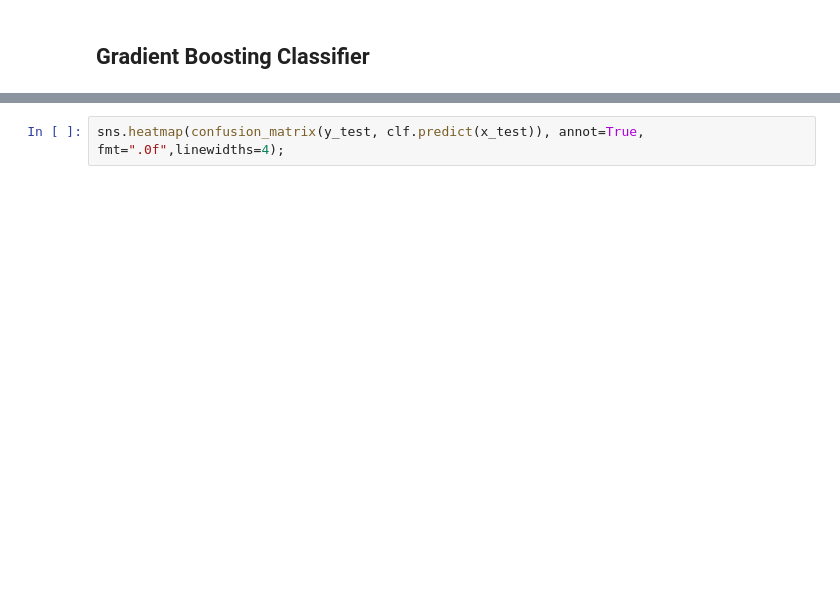
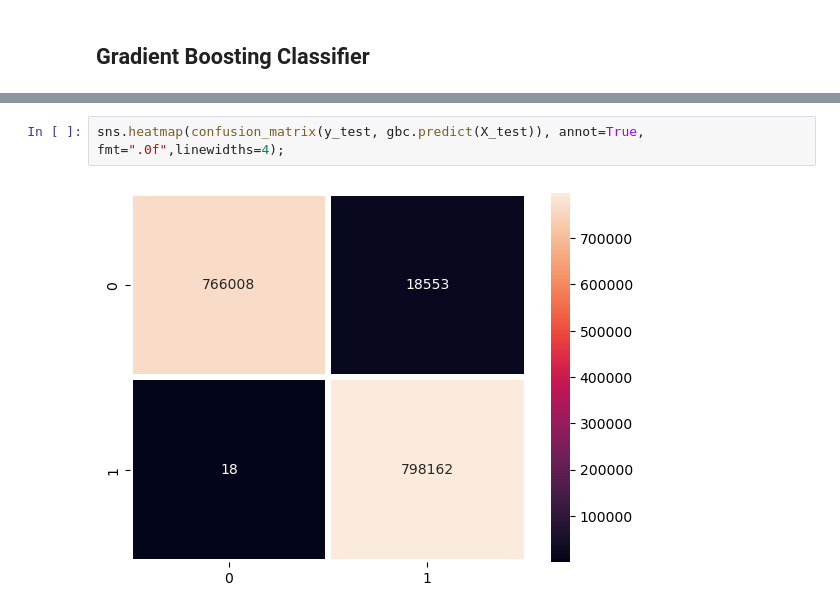
Before and after one commit to fancyfu4/SB-Data-Science, a Jupyter notebook: Data_Science_Capstone3/Modeling.ipynb, the cells around one changed output, grey strips where cells are left out. Cells and saved outputs as stored; diff of their text form; blank space fills up the shorter version.

```diff
--- a/Data_Science_Capstone3/Modeling.ipynb
+++ b/Data_Science_Capstone3/Modeling.ipynb
@@ -162,2 +216,4 @@ print("The accuracy of the XGBoost Classifier is %", xgbc_score)
 # %%
-sns.heatmap(confusion_matrix(y_test, clf.predict(x_test)), annot=True, fmt=".0f",linewidths=4);
+sns.heatmap(confusion_matrix(y_test, gbc.predict(X_test)), annot=True, fmt=".0f",linewidths=4);
+# %% [output]
+[figure, added]
```
Also changed, not shown: parts of 15 cells of this notebook.
